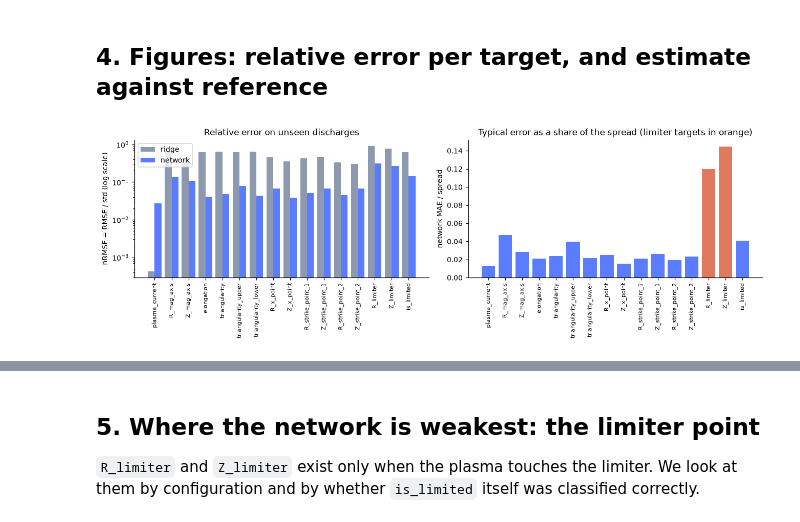
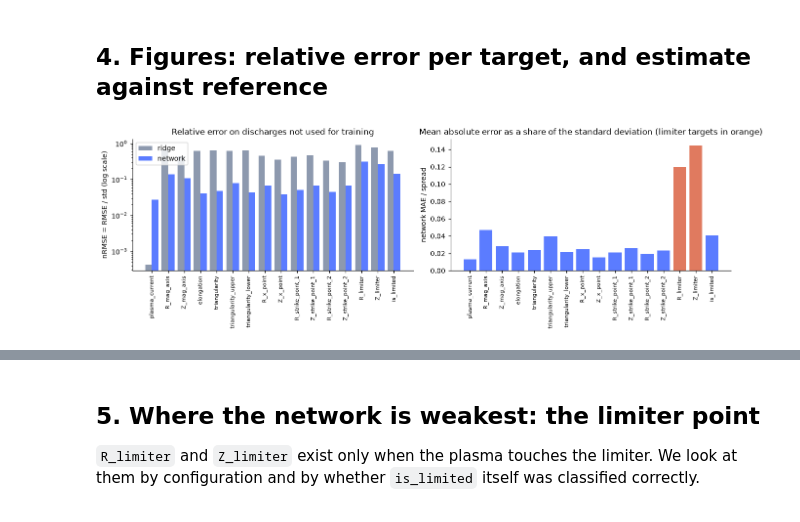
Before and after one commit to mschiller890/hackathon, a Jupyter notebook: notebooks/02_baseline_models.ipynb, the cells around one changed output, grey strips where cells are left out. Cells and saved outputs as stored; diff of their text form; code cells hidden in the pictures.

```diff
--- a/notebooks/02_baseline_models.ipynb
+++ b/notebooks/02_baseline_models.ipynb
@@ -167,16 +171,16 @@ is_limited                  0.0203        0.0203    1.0
 # %%
 fig, ax = plt.subplots(1, 2, figsize=(12, 4))
 xs = np.arange(len(C.TARGETS))
 ax[0].bar(xs - 0.2, tab.ridge_nRMSE, 0.4, label="ridge", color="#8d99ae")
 ax[0].bar(xs + 0.2, tab.MLP_nRMSE, 0.4, label="network", color="#5b7cff")
 ax[0].set_yscale("log"); ax[0].set_xticks(xs); ax[0].set_xticklabels(C.TARGETS, rotation=90, fontsize=7)
-ax[0].set_ylabel("nRMSE = RMSE / std (log scale)"); ax[0].legend(); ax[0].set_title("Relative error on unseen discharges")
+ax[0].set_ylabel("nRMSE = RMSE / std (log scale)"); ax[0].legend(); ax[0].set_title("Relative error on discharges not used for training")
 ax[1].bar(xs, tab.MLP_MAE_over_spread, color=["#e07a5f" if t in ("R_limiter", "Z_limiter") else "#5b7cff" for t in C.TARGETS])
 ax[1].set_xticks(xs); ax[1].set_xticklabels(C.TARGETS, rotation=90, fontsize=7)
-ax[1].set_ylabel("network MAE / spread"); ax[1].set_title("Typical error as a share of the spread (limiter targets in orange)")
+ax[1].set_ylabel("network MAE / spread"); ax[1].set_title("Mean absolute error as a share of the standard deviation (limiter targets in orange)")
 fig.tight_layout(); plt.show()
 # %% [output]
-[figure, old version]
+[figure, new version]
 # %%
 show = ["plasma_current", "R_mag_axis", "elongation", "R_strike_point_1", "R_limiter", "Z_limiter"]
 fig, ax = plt.subplots(1, len(show), figsize=(16, 3.1))
```
Also changed, not shown: parts of 9 cells of this notebook.
